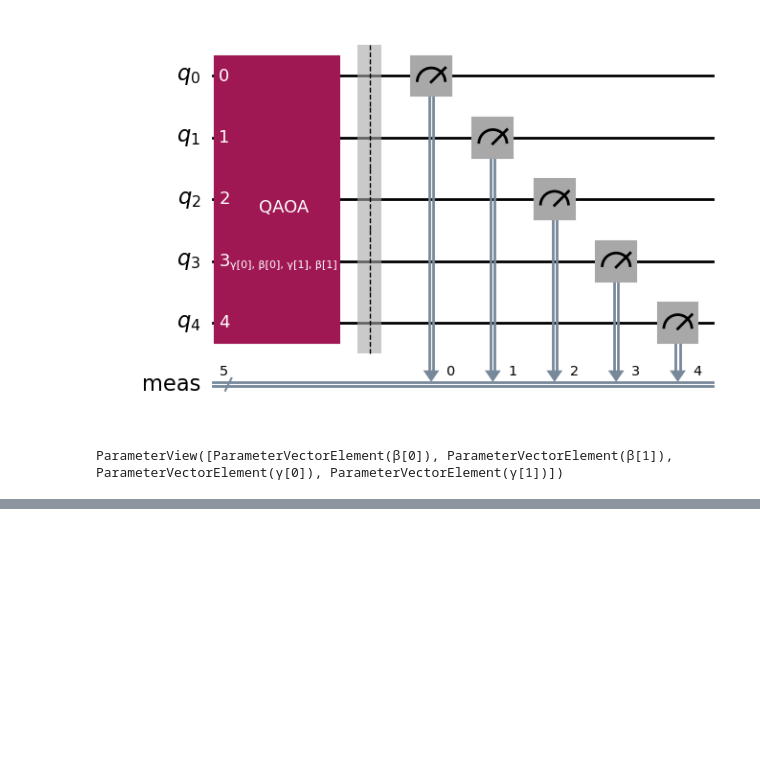
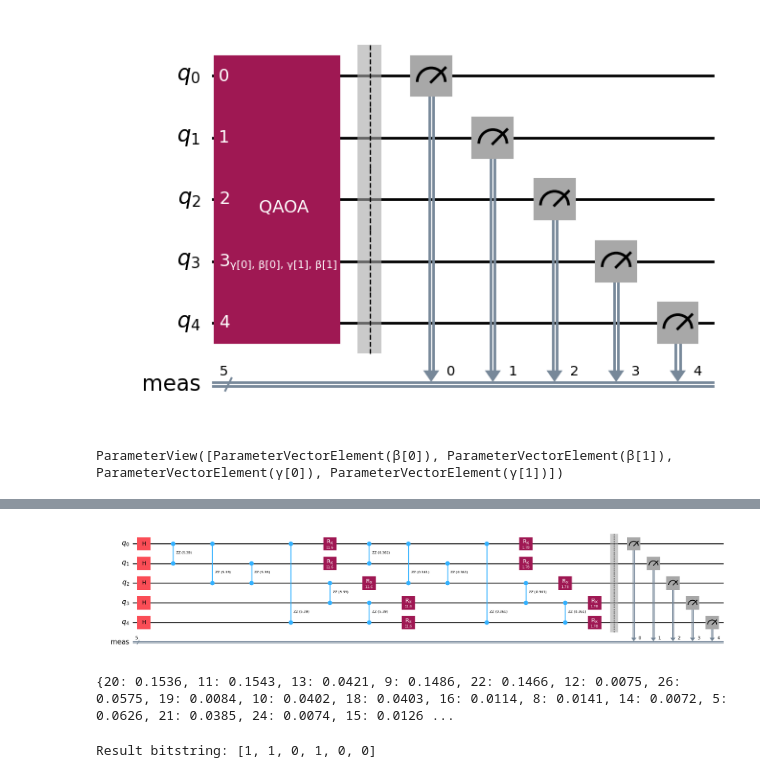
Before and after one commit to Huaiyuan-Jing/Quantum_Algorithm, a Jupyter notebook: QAOA.ipynb, the cells around one changed output, grey strips where cells are left out. Drawn from its saved outputs; the diff is of its cells as text; code cells hidden in the pictures; blank space fills up the shorter version.

```diff
--- a/QAOA.ipynb
+++ b/QAOA.ipynb
@@ -47,0 +58,13 @@ candidate_circuit.draw('mpl', fold=False, idle_wires=False)
+# %%
+objective_func_vals = []
+def cost_func_estimator(params, ansatz, hamiltonian, estimator):
+    # transform the observable defined on virtual qubits to
+    # an observable defined on all physical qubits
+    isa_hamiltonian = hamiltonian.apply_layout(ansatz.layout)
+    pub = (ansatz, isa_hamiltonian, params)
+    job = estimator.run([pub])
+    results = job.result()[0]
+    cost = results.data.evs
+    objective_func_vals.append(cost)
+    print("{}th iteration's cost: {}", len(objective_func_vals), objective_func_vals[-1])
+    return cost
@@ -47,0 +122,38 @@ candidate_circuit.draw('mpl', fold=False, idle_wires=False)
+# %%
+optimized_circuit = candidate_circuit.assign_parameters(result.x)
+optimized_circuit.draw('mpl', fold=False, idle_wires=False)
+# %% [output]
+[figure, added]
+# %%
+from qiskit_ibm_runtime import SamplerV2 as Sampler
+# If using qiskit-ibm-runtime<0.24.0, change `mode=` to `backend=`
+sampler = Sampler(mode=backend)
+sampler.options.default_shots = 10000
+# Set simple error suppression/mitigation options
+sampler.options.dynamical_decoupling.enable = True
+sampler.options.dynamical_decoupling.sequence_type = "XY4"
+sampler.options.twirling.enable_gates = True
+sampler.options.twirling.num_randomizations = "auto"
+pub= (optimized_circuit, )
+job = sampler.run([pub], shots=int(1e4))
+counts_int = job.result()[0].data.meas.get_int_counts()
+counts_bin = job.result()[0].data.meas.get_counts()
+shots = sum(counts_int.values())
+final_distribution_int = {key: val/shots for key, val in counts_int.items()}
+final_distribution_bin = {key: val/shots for key, val in counts_bin.items()}
+print(final_distribution_int)
+# %% [output]
+{20: 0.1536, 11: 0.1543, 13: 0.0421, 9: 0.1486, 22: 0.1466, 12: 0.0075, 26: 0.0575, 19: 0.0084, 10: 0.0402, 18: 0.0403, 16: 0.0114, 8: 0.0141, 14: 0.0072, 5: 0.0626, 21: 0.0385, 24: 0.0074, 15: 0.0126 ...
+# %%
+# auxiliary functions to sample most likely bitstring
+def to_bitstring(integer, num_bits):
+    result = np.binary_repr(integer, width=num_bits)
+    return [int(digit) for digit in result]
+keys = list(final_distribution_int.keys())
+values = list(final_distribution_int.values())
+most_likely = keys[np.argmax(np.abs(values))]
+most_likely_bitstring = to_bitstring(most_likely, len(edge_list))
+most_likely_bitstring.reverse()
+print("Result bitstring:", most_likely_bitstring)
+# %% [output]
+Result bitstring: [1, 1, 0, 1, 0, 0]
```
Also changed, not shown: parts of 5 cells of this notebook.
